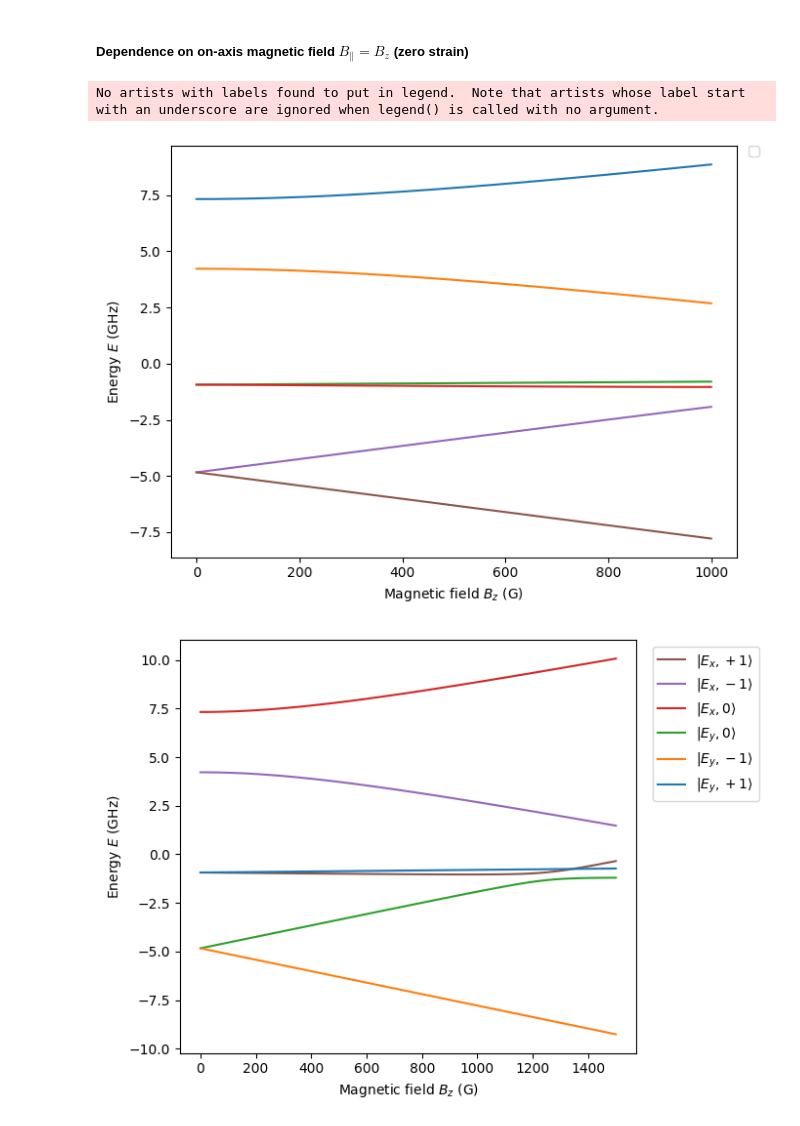
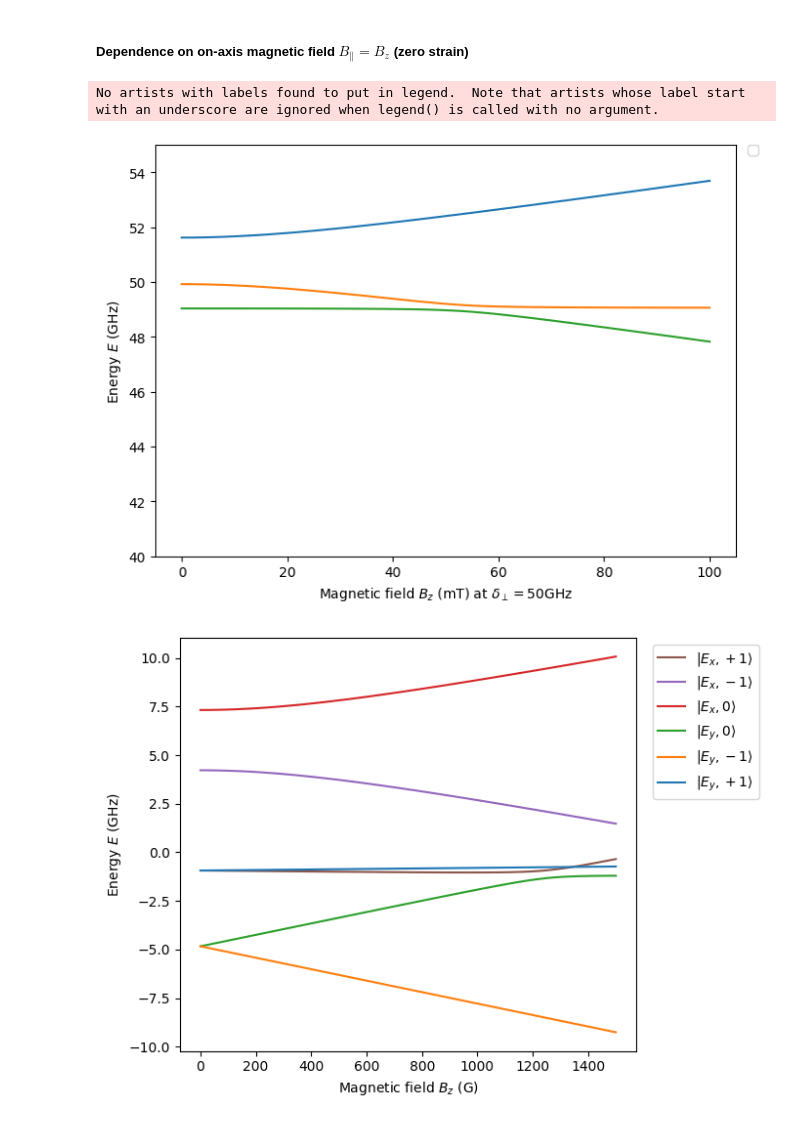
Before and after one commit to Risei412/EIT, a Jupyter notebook: Research note on NV-EIT_ESLACproject.ipynb, the cells around one changed output. Saved outputs shown, nothing was run; the diff lists cells and outputs as text; code cells hidden in the pictures.

```diff
--- a/Research note on NV-EIT_ESLACproject.ipynb
+++ b/Research note on NV-EIT_ESLACproject.ipynb
@@ -500,40 +500,42 @@ NV軸に平行なstrain(On-axis)はその効力をもたないといえる。(wh
 # Bz list
 #Bz = np.linspace(1340e-4, 1350e-4) #[T]
 Bz = np.linspace(0000e-4, 1000e-4) #[T]  1Gauss = 1e-4T
-deltax = deltay = 0e9 / np.sqrt(2) / des_perp #deltax deltay ともに0
+value=50
+deltax = deltay = value*1e9 / np.sqrt(2) / des_perp #deltax deltay ともに0
 
 # eigenvalues
 ee_Bz = [(H_es + V_es(E=[0, 0, 0], B=[0, 0, Bzi], delta=[deltax, deltay, 0])).eigenenergies() for Bzi in Bz]
 
 # # plot
 # for i in range(6):
 #     plt.plot(Bz*1e4, [eei[i]/1e9 for eei in ee_Bz],
 #             label=labels[i],
 #             color=colors[i]
 #     ) # Bz*1e4で T→Gauss
 # plt.xlabel(r"Magnetic field $B_z \mathrm{(G)}$")
 # plt.ylabel(r"Energy $E \mathrm{(GHz)}$")
 # #plt.ylim(-0.76, -0.74)
 # plt.legend()
 # plt.show()
 
 plt.figure(figsize=(7, 5))
 for i in reversed(range(6)):
     plt.plot(
-        Bz * 1e4,
+        Bz * 1e3,
         [ee[i] / 1e9 for ee in ee_Bz]
         # label=labels[i],
         # color=colors[i]
     )
 
-plt.xlabel(r"Magnetic field $B_z$ (G)")
+plt.xlabel(f"Magnetic field $B_z$ (mT) at $\delta_\perp={value}$GHz")
 plt.ylabel(r"Energy $E$ (GHz)")
+plt.ylim(40,55)
 plt.legend(loc='upper left', bbox_to_anchor=(1.02, 1.0), borderaxespad=0)  # 凡例を外に
 plt.tight_layout()
 plt.show()
 # %% [output]
 No artists with labels found to put in legend.  Note that artists whose label start with an underscore are ignored when legend() is called with no argument.
-[figure, old version]
+[figure, new version]
 # %%
 # Bz list
 #Bz = np.linspace(1340e-4, 1350e-4) #[T]
```
Also changed, not shown: parts of 1 cell of this notebook.
